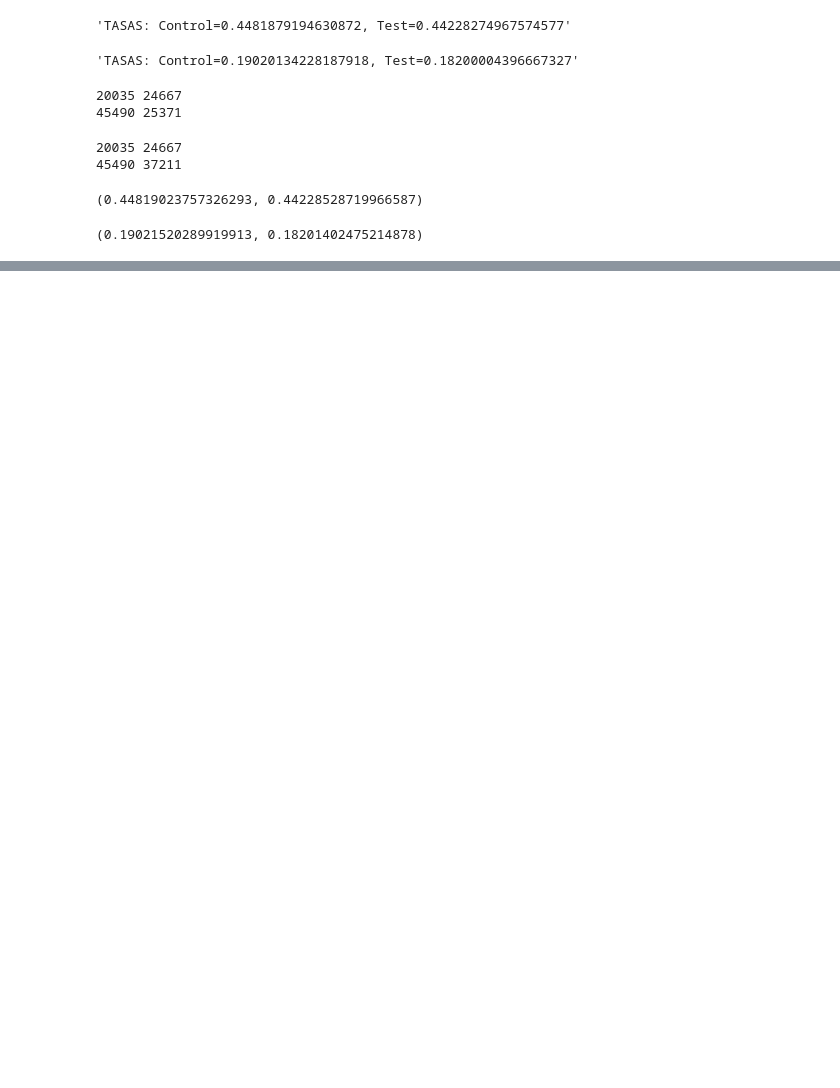
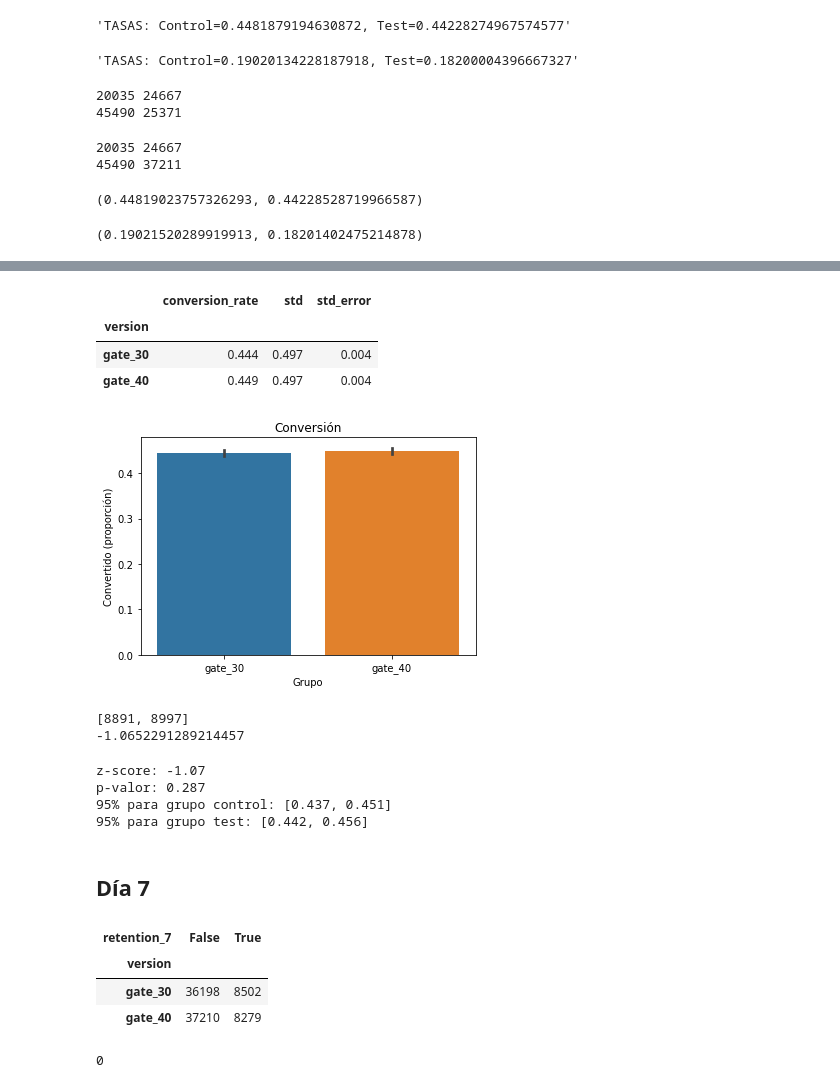
Before and after one commit to Ironhack-Data-Madrid-Mayo-2022/6.4_lab-AB-Testing, a Jupyter notebook: lab-ab-test.ipynb, the cells around one changed output, grey strips where cells are left out. Cells and saved outputs as stored; diff of their text form; code cells hidden in the pictures; blank space fills up the shorter version.

```diff
--- a/lab-ab-test.ipynb
+++ b/lab-ab-test.ipynb
@@ -220,0 +283,29 @@ NameError: name 'beta_C' is not defined
+# %%
+tasas_conversion=ab_test_1.groupby('version')['retention_1'] # agrupo por grupo
+
+std=lambda x: np.std(x, ddof=0)    # std
+
+error_std=lambda x: stats.sem(x, ddof=0)   # error standard , (std/sqrt(n))
+
+tasas_conversion=tasas_conversion.agg([np.mean, std, error_std])
+tasas_conversion.columns=['conversion_rate', 'std', 'std_error']
+
+
+tasas_conversion.style.format('{:.3f}')
+# %% [output]
+|  | conversion_rate | std | std_error |
+| version |  |  |  |
+| gate_30 | 0.444 | 0.497 | 0.004 |
+| gate_40 | 0.449 | 0.497 | 0.004 |
+# %%
+plt.figure(figsize=(6,4))
+
+sns.barplot(x=ab_test_1['version'],
+            y=ab_test_1['retention_1'])
+
+# plt.ylim(0, 0.17)
+plt.title('Conversión')
+plt.xlabel('Grupo')
+plt.ylabel('Convertido (proporción)');
+# %% [output]
+[figure, added]
@@ -220,0 +317,40 @@ NameError: name 'beta_C' is not defined
+# %%
+obs_1=[20034, 20034]
+
+conv_1=[c_res_1.sum(), t_res_1.sum()]   # conversiones por grupo
+print(conv_1)
+
+z_score, p_valor = proportions_ztest(conv_1, nobs=obs_1)  # diferencia significativa
+print(z_score)
+
+
+# intervalos de confianza
+
+(c_a, t_a), (c_b, t_b)  = proportion_confint(conv_1,  nobs=obs_1, alpha=0.05)
+# %% [output]
+[8891, 8997]
+-1.0652291289214457
+# %%
+print(f'z-score: {z_score:.2f}')
+print(f'p-valor: {p_valor:.3f}')
+print(f'95% para grupo control: [{c_a:.3f}, {c_b:.3f}]')
+print(f'95% para grupo test: [{t_a:.3f}, {t_b:.3f}]')
+# %% [output]
+z-score: -1.07
+p-valor: 0.287
+95% para grupo control: [0.437, 0.451]
+95% para grupo test: [0.442, 0.456]
+# %% [markdown]
+## Día 7
+# %%
+d2
+# %% [output]
+| retention_7 | False | True |
+| version |  |  |
+| gate_30 | 36198 | 8502 |
+| gate_40 | 37210 | 8279 |
+# %%
+ppl=usuarios.userid.value_counts()   #Si son únicos
+ppl[ppl>1].count()
+# %% [output]
+0
```
Also changed, not shown: parts of 23 cells of this notebook.
